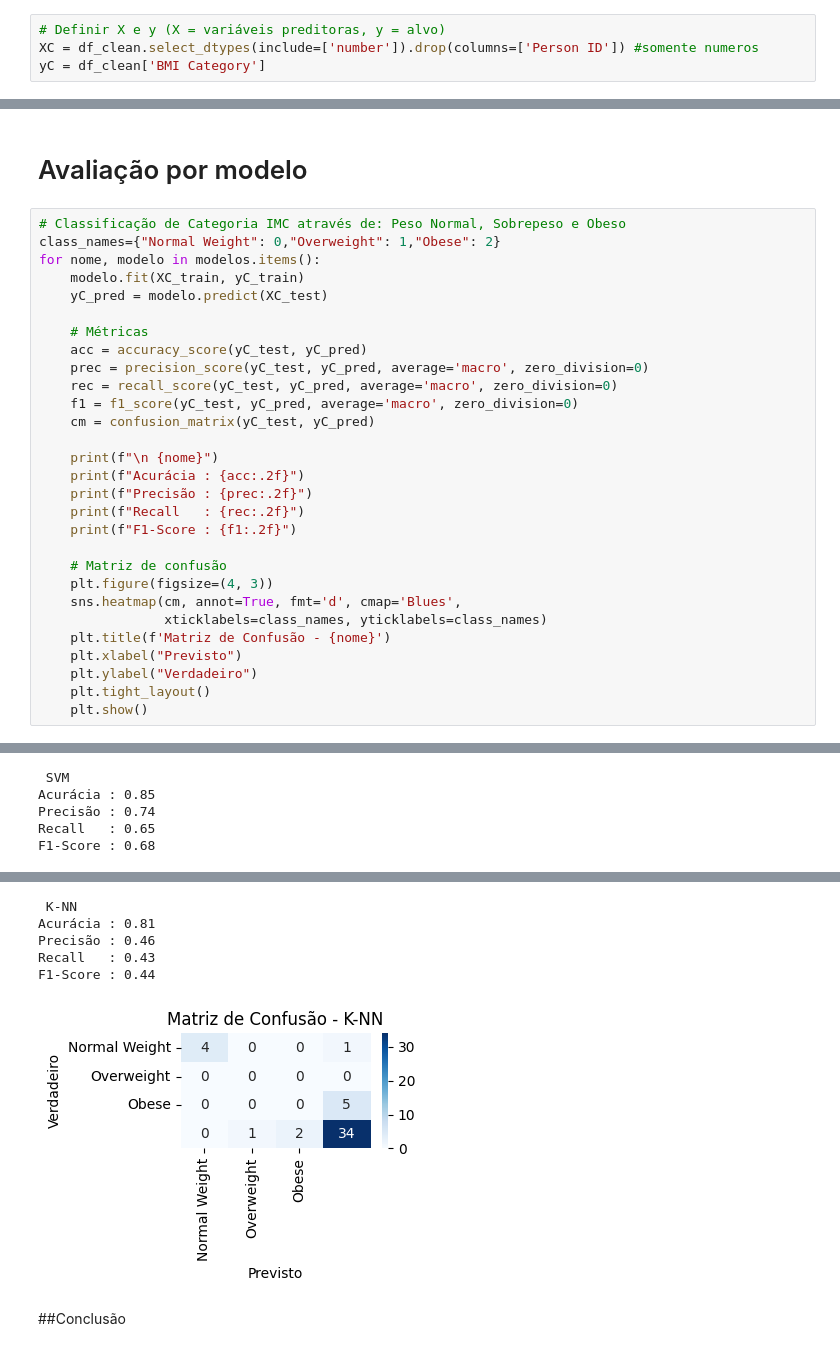
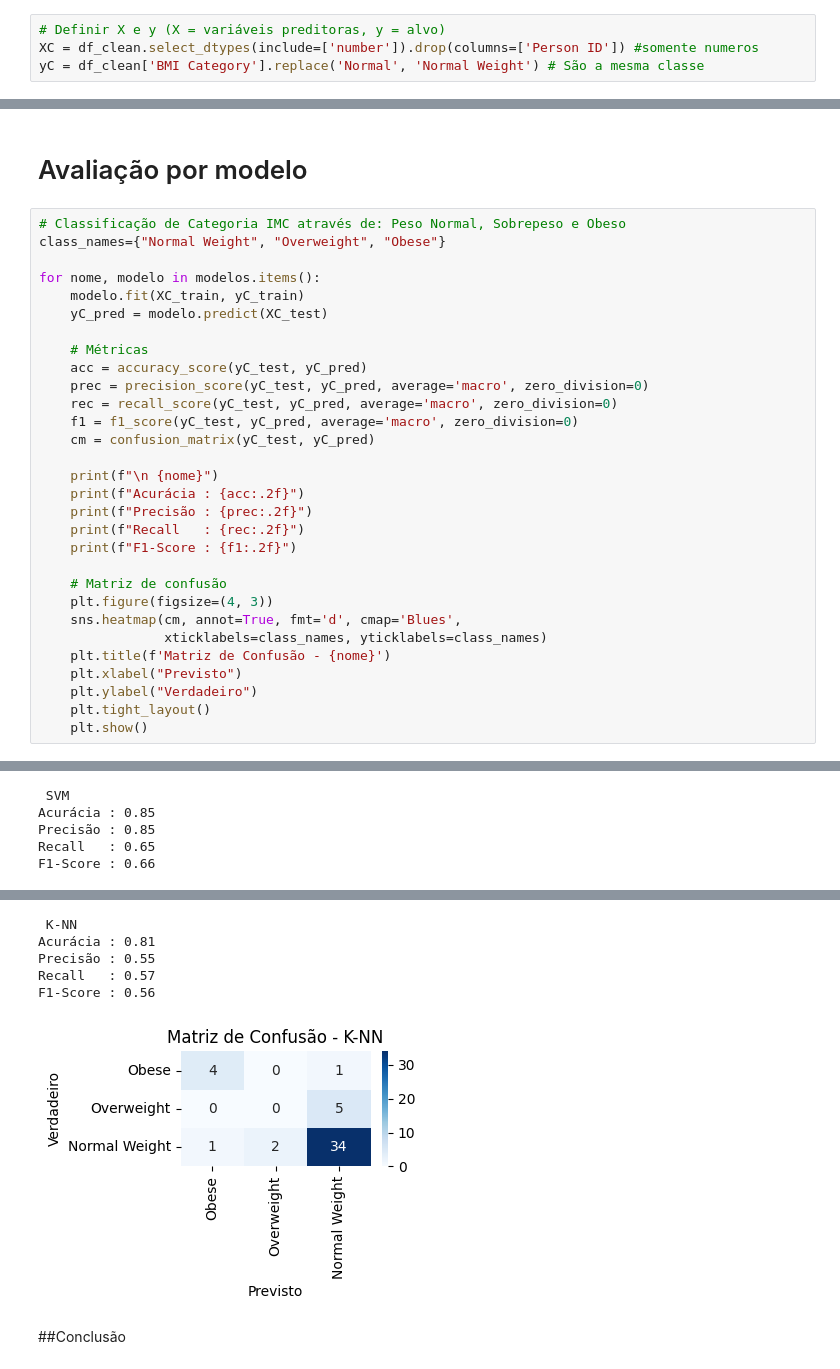
Before and after one commit to diegofloriano/AnaliseDeDados, a Jupyter notebook: MachineLearning_Base02.ipynb, the cells around one changed output, grey strips where cells are left out. Saved outputs shown, nothing was run; the diff lists cells and outputs as text.

```diff
--- a/MachineLearning_Base02.ipynb
+++ b/MachineLearning_Base02.ipynb
@@ -349,7 +349,7 @@ Rede Neural - RMSE: 8.30
 # %%
 # Definir X e y (X = variáveis preditoras, y = alvo)
 XC = df_clean.select_dtypes(include=['number']).drop(columns=['Person ID']) #somente numeros
-yC = df_clean['BMI Category']
+yC = df_clean['BMI Category'].replace('Normal', 'Normal Weight') # São a mesma classe
 # %% [markdown]
 # Padronização dos dados para Classificação
 # %%
@@ -396,7 +396,8 @@ modelos = {
 # Avaliação por modelo
 # %%
 # Classificação de Categoria IMC através de: Peso Normal, Sobrepeso e Obeso
-class_names={"Normal Weight": 0,"Overweight": 1,"Obese": 2}
+class_names={"Normal Weight", "Overweight", "Obese"}
+
 for nome, modelo in modelos.items():
     modelo.fit(XC_train, yC_train)
     yC_pred = modelo.predict(XC_test)
@@ -445,5 +446,5 @@ F1-Score : 0.68
  SVM
 Acurácia : 0.85
-Precisão : 0.74
+Precisão : 0.85
 Recall   : 0.65
-F1-Score : 0.68
+F1-Score : 0.66
@@ -451,9 +452,9 @@ F1-Score : 0.68
  K-NN
 Acurácia : 0.81
-Precisão : 0.46
-Recall   : 0.43
-F1-Score : 0.44
+Precisão : 0.55
+Recall   : 0.57
+F1-Score : 0.56
-[figure, old version]
+[figure, new version]
 # %% [markdown]
 ##Conclusão
 # %% [markdown]
```
Also changed, not shown: parts of 5 cells of this notebook.
